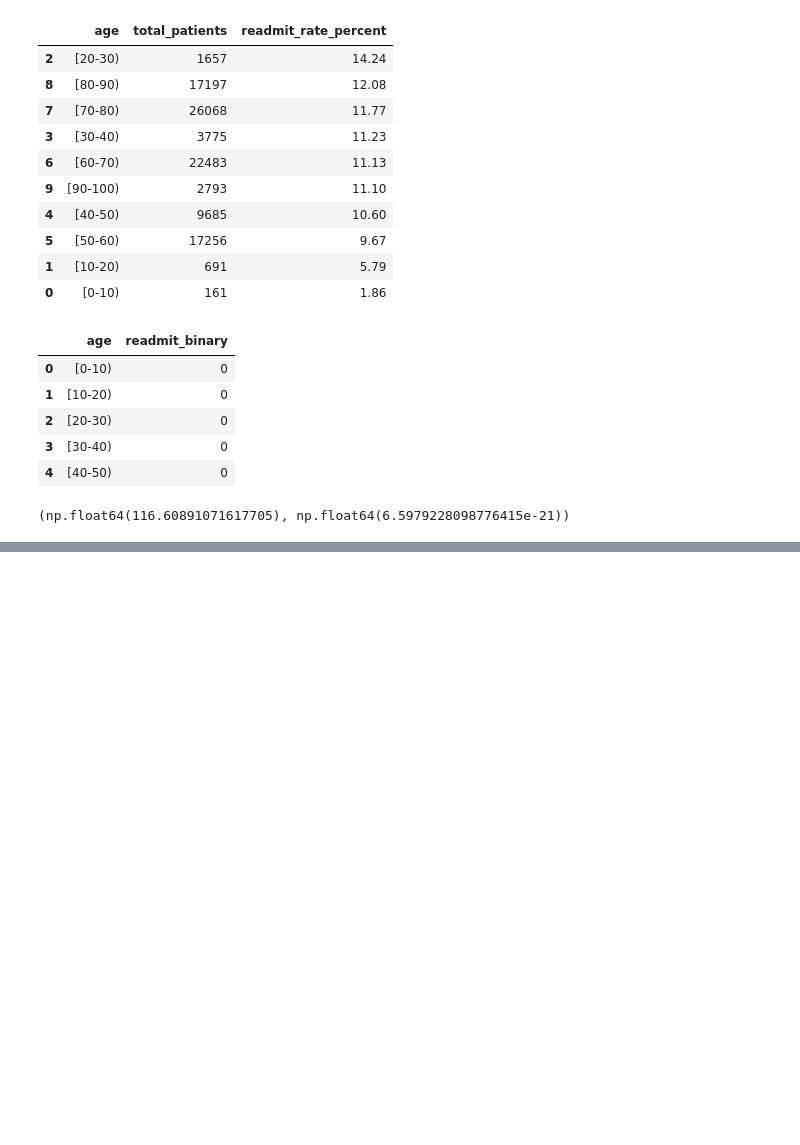
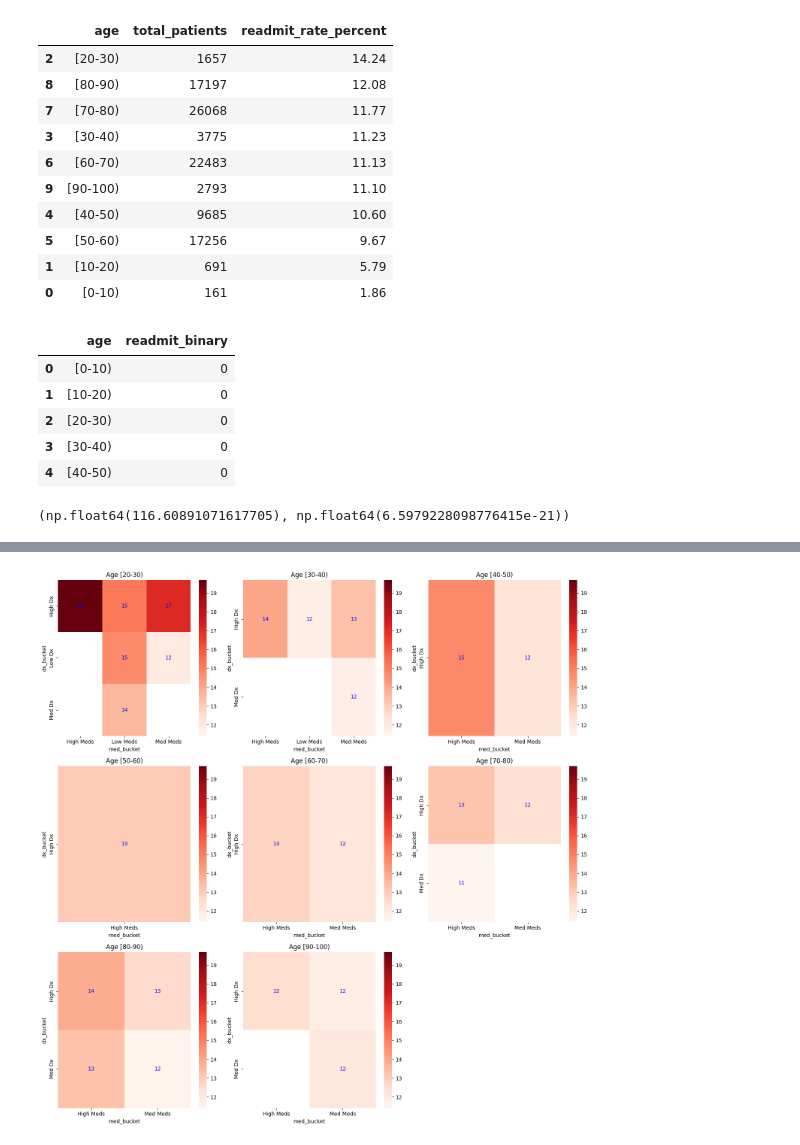
Before and after one commit to PugstaLaney/hospital-readmissions-sql-eda, a Jupyter notebook: notebooks/01_sql_results_and_eda.ipynb, the cells around one changed output, grey strips where cells are left out. Cells and saved outputs as stored; diff of their text form; code cells hidden in the pictures; blank space fills up the shorter version.

```diff
--- a/notebooks/01_sql_results_and_eda.ipynb
+++ b/notebooks/01_sql_results_and_eda.ipynb
@@ -225,0 +240,48 @@ FileNotFoundError: [Errno 2] No such file or directory: 'outputs/04_cohort_readm
+# %%
+import seaborn as sns
+import matplotlib.pyplot as plt
+import numpy as np
+
+ages = sorted(df["age"].unique())
+
+n_ages = len(ages)
+n_cols = 3
+n_rows = int(np.ceil(n_ages / n_cols))
+
+fig, axes = plt.subplots(n_rows, n_cols, figsize=(15, 5*n_rows))
+
+axes = axes.flatten()
+
+vmin = df["readmit_30_rate_percent"].min()
+vmax = df["readmit_30_rate_percent"].max()
+
+for i, age_group in enumerate(ages):
+
+    subset = df[df["age"] == age_group]
+
+    pivot = subset.pivot(
+        index="dx_bucket",
+        columns="med_bucket",
+        values="readmit_30_rate_percent"
+    )
+
+    sns.heatmap(
+        pivot,
+        annot=True,
+        cmap="Reds",
+        annot_kws={"color": "blue"},
+        vmin=vmin,
+        vmax=vmax,
+        ax=axes[i]
+    )
+
+    axes[i].set_title(f"Age {age_group}")
+
+# Remove any unused subplot spaces
+for j in range(i+1, len(axes)):
+    fig.delaxes(axes[j])
+
+plt.tight_layout()
+plt.show()
+# %% [output]
+[figure, added]
```
Also changed, not shown: parts of 1 cell of this notebook, 3 other files.
